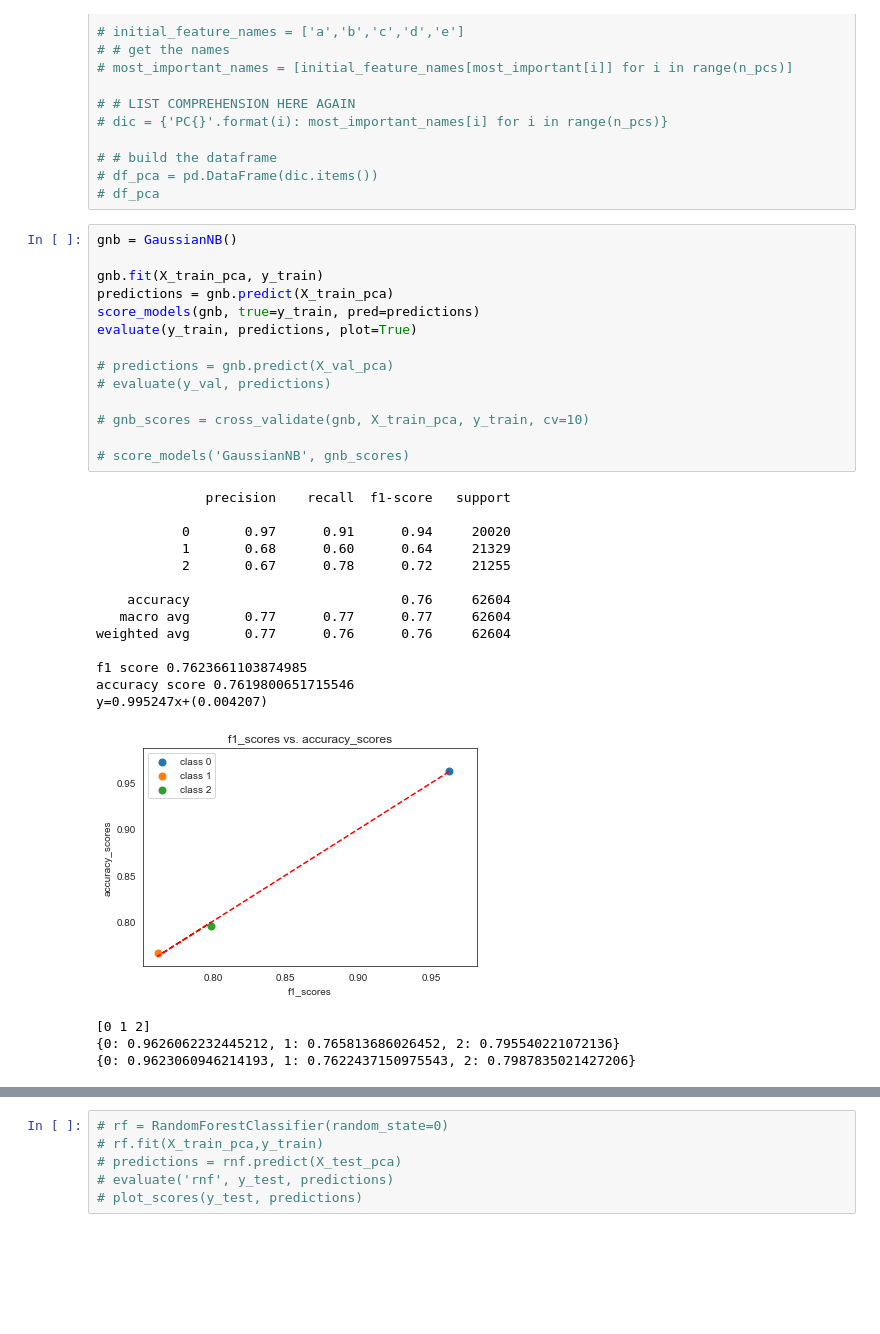
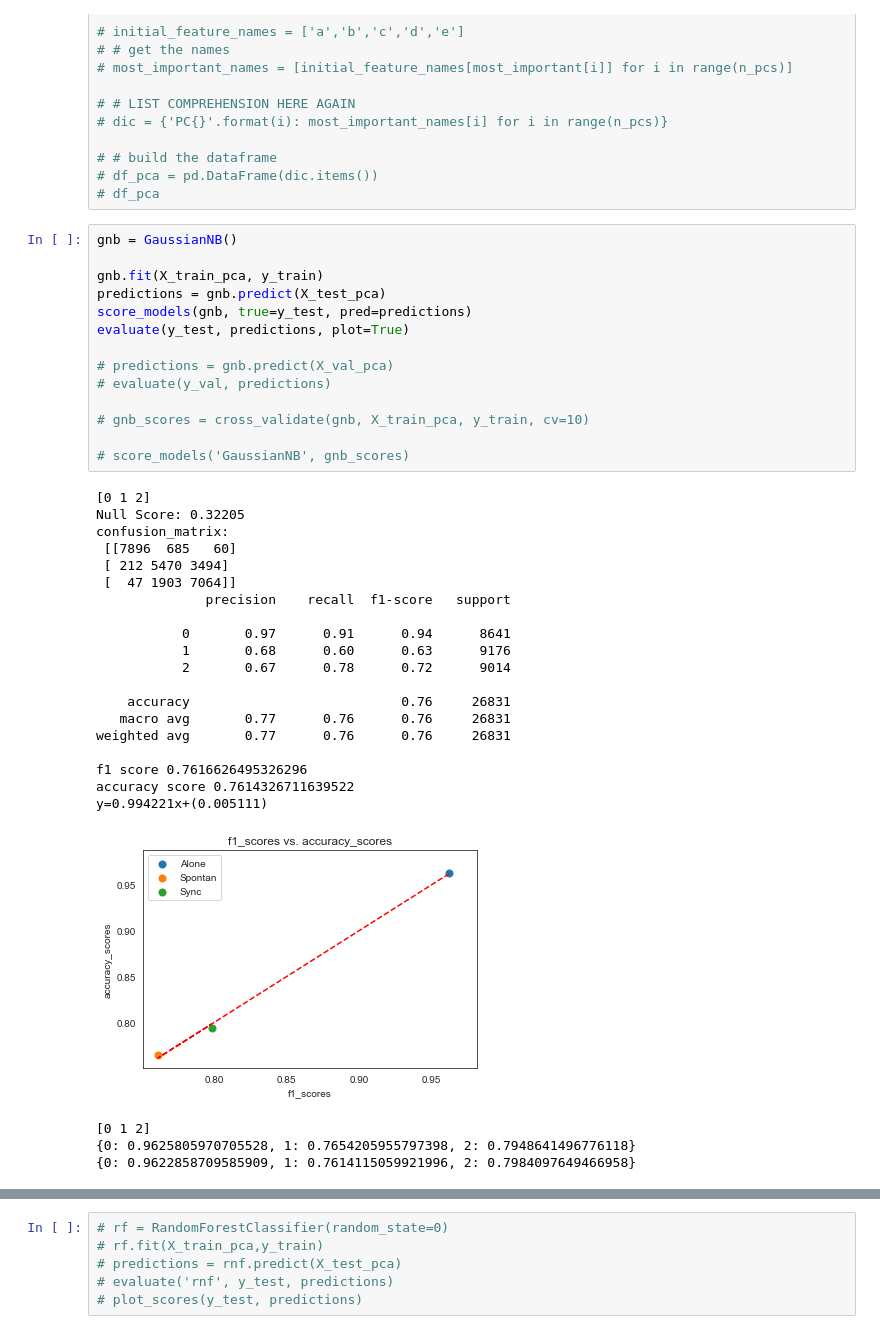
Before and after one commit to MtheEPIC/DataImaging, a Jupyter notebook: Hand_gestures.ipynb, the cells around one changed output, grey strips where cells are left out. Cells and saved outputs as stored; diff of their text form; blank space fills up the shorter version.

```diff
--- a/Hand_gestures.ipynb
+++ b/Hand_gestures.ipynb
@@ -468,35 +432,41 @@ the number of vectors after pca is 13
 # %%
 gnb = GaussianNB()
 
 gnb.fit(X_train_pca, y_train)
-predictions = gnb.predict(X_train_pca)
-score_models(gnb, true=y_train, pred=predictions)
-evaluate(y_train, predictions, plot=True)
+predictions = gnb.predict(X_test_pca)
+score_models(gnb, true=y_test, pred=predictions)
+evaluate(y_test, predictions, plot=True)
 
 # predictions = gnb.predict(X_val_pca)
 # evaluate(y_val, predictions)
 
 # gnb_scores = cross_validate(gnb, X_train_pca, y_train, cv=10)
 
 # score_models('GaussianNB', gnb_scores)
 # %% [output]
+[0 1 2]
+Null Score: 0.32205
+confusion_matrix:
+ [[7896  685   60]
+ [ 212 5470 3494]
+ [  47 1903 7064]]
               precision    recall  f1-score   support
 
-           0       0.97      0.91      0.94     20020
-           1       0.68      0.60      0.64     21329
-           2       0.67      0.78      0.72     21255
+           0       0.97      0.91      0.94      8641
+           1       0.68      0.60      0.63      9176
+           2       0.67      0.78      0.72      9014
 
-    accuracy                           0.76     62604
-   macro avg       0.77      0.77      0.77     62604
-weighted avg       0.77      0.76      0.76     62604
+    accuracy                           0.76     26831
+   macro avg       0.77      0.76      0.76     26831
+weighted avg       0.77      0.76      0.76     26831
 
-f1 score 0.7623661103874985
-accuracy score 0.7619800651715546
-y=0.995247x+(0.004207)
+f1 score 0.7616626495326296
+accuracy score 0.7614326711639522
+y=0.994221x+(0.005111)
-[figure, old version]
+[figure, new version]
 [0 1 2]
-{0: 0.9626062232445212, 1: 0.765813686026452, 2: 0.795540221072136}
-{0: 0.9623060946214193, 1: 0.7622437150975543, 2: 0.7987835021427206}
+{0: 0.9625805970705528, 1: 0.7654205955797398, 2: 0.7948641496776118}
+{0: 0.9622858709585909, 1: 0.7614115059921996, 2: 0.7984097649466958}
 # %%
 base_estimetor = DecisionTreeClassifier(max_depth=12, random_state=0)
 adb = AdaBoostClassifier(base_estimetor, learning_rate=0.08, n_estimators=500, random_state=0)
```
Also changed, not shown: parts of 34 cells of this notebook, 1 other file.
